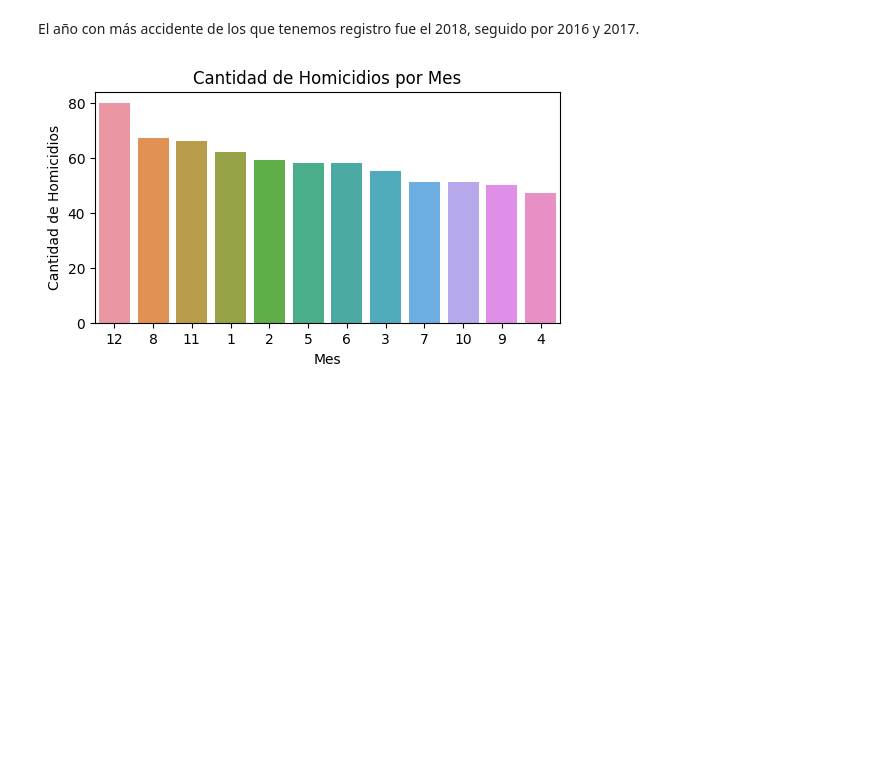
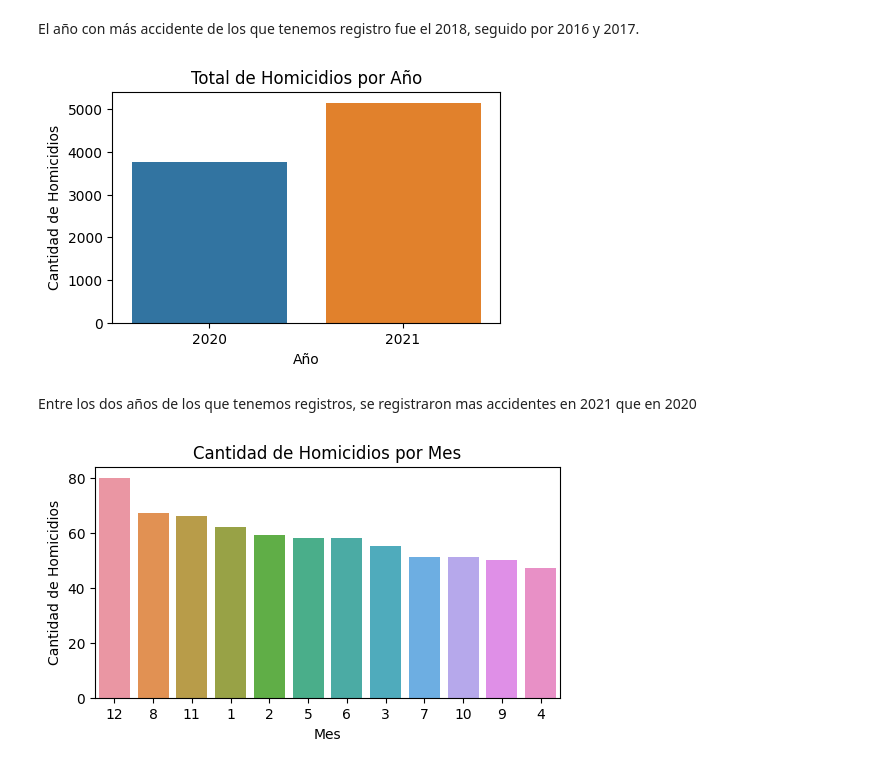
Before and after one commit to torcivita/PI-Siniestros-Viales, a Jupyter notebook: ETL + EDA.ipynb, the cells around one changed output. Cells and saved outputs as stored; diff of their text form; code cells hidden in the pictures; blank space fills up the shorter version.

```diff
--- a/ETL + EDA.ipynb
+++ b/ETL + EDA.ipynb
@@ -671,6 +684,18 @@ plt.show()
 [figure]
 # %% [markdown]
 El año con más accidente de los que tenemos registro fue el 2018, seguido por 2016 y 2017.
+# %%
+# Comparamos la cantidad de accidentes no fatales por cada año
+plt.figure(figsize=(5, 3))
+sns.countplot(x='AAAA', data=lesiones_merge)
+plt.title('Total de Homicidios por Año')
+plt.xlabel('Año')
+plt.ylabel('Cantidad de Homicidios')
+plt.show()
+# %% [output]
+[figure, added]
+# %% [markdown]
+Entre los dos años de los que tenemos registros, se registraron mas accidentes en 2021 que en 2020
 # %%
 # Comparamos la cantidad de accidentes fatales por los distintos meses para saber en qué mes ocurren mayor cantidad de siniestros.
 plt.figure(figsize=(6, 3))
```
Also changed, not shown: parts of 14 cells of this notebook, 3 other files.
